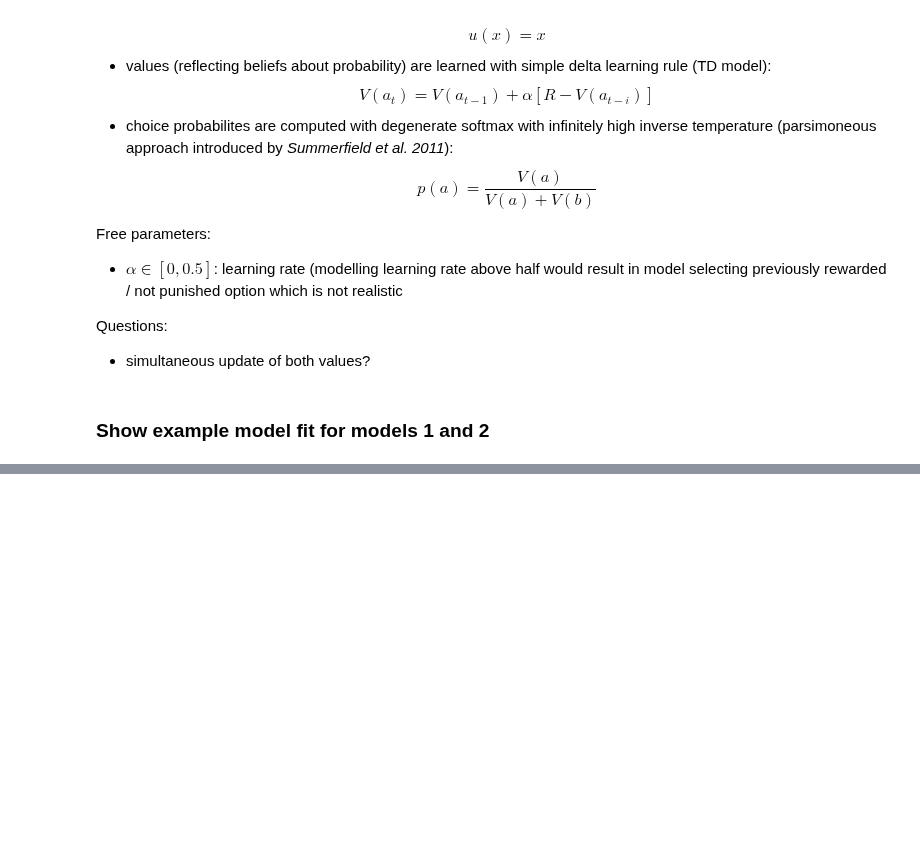
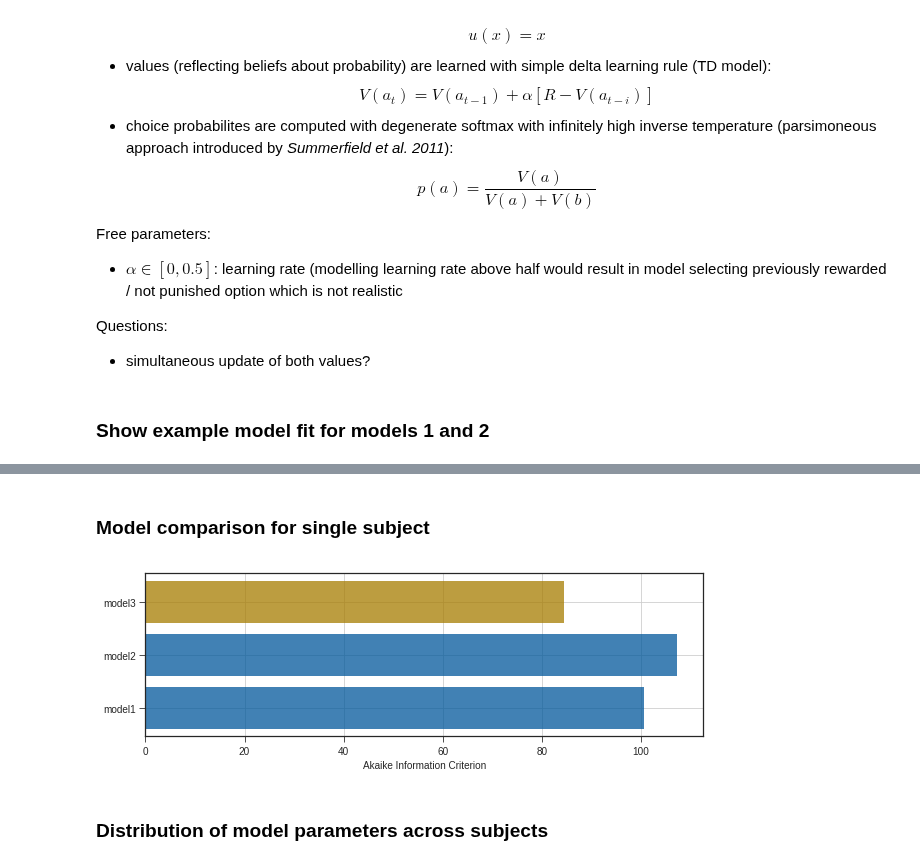
Before and after one commit to kbonna/decidenet, a Jupyter notebook: beh_modelling/dn01_behavioral_modelling.ipynb, the cells around one changed output, grey strips where cells are left out. Drawn from its saved outputs; the diff is of its cells as text; code cells hidden in the pictures; blank space fills up the shorter version.

```diff
--- a/beh_modelling/dn01_behavioral_modelling.ipynb
+++ b/beh_modelling/dn01_behavioral_modelling.ipynb
@@ -289,0 +438,23 @@ fig.colorbar(im2, ax=ax2)
+# %% [markdown]
+### Model comparison for single subject
+# %%
+aic = np.zeros(3)
+
+for i, model in enumerate(results):
+    aic[i] = results[model]['g_square'] + 2*results[model]['k']
+
+plt.style.use('seaborn-ticks')
+
+fig, ax = plt.subplots(facecolor='w', figsize=(10, 3))
+
+color = ['#01579B' for _ in range(3)]
+color[np.argmin(aic)] = '#A67C00'
+ax.barh(range(3), aic, color=color, alpha=.75)
+ax.set_xlabel('Akaike Information Criterion')
+ax.set_yticks(range(3))
+ax.set_yticklabels(['model1', 'model2', 'model3'])
+ax.grid()
+# %% [output]
+[figure, added]
+# %% [markdown]
+### Distribution of model parameters across subjects
```
Also changed, not shown: parts of 15 cells of this notebook.
